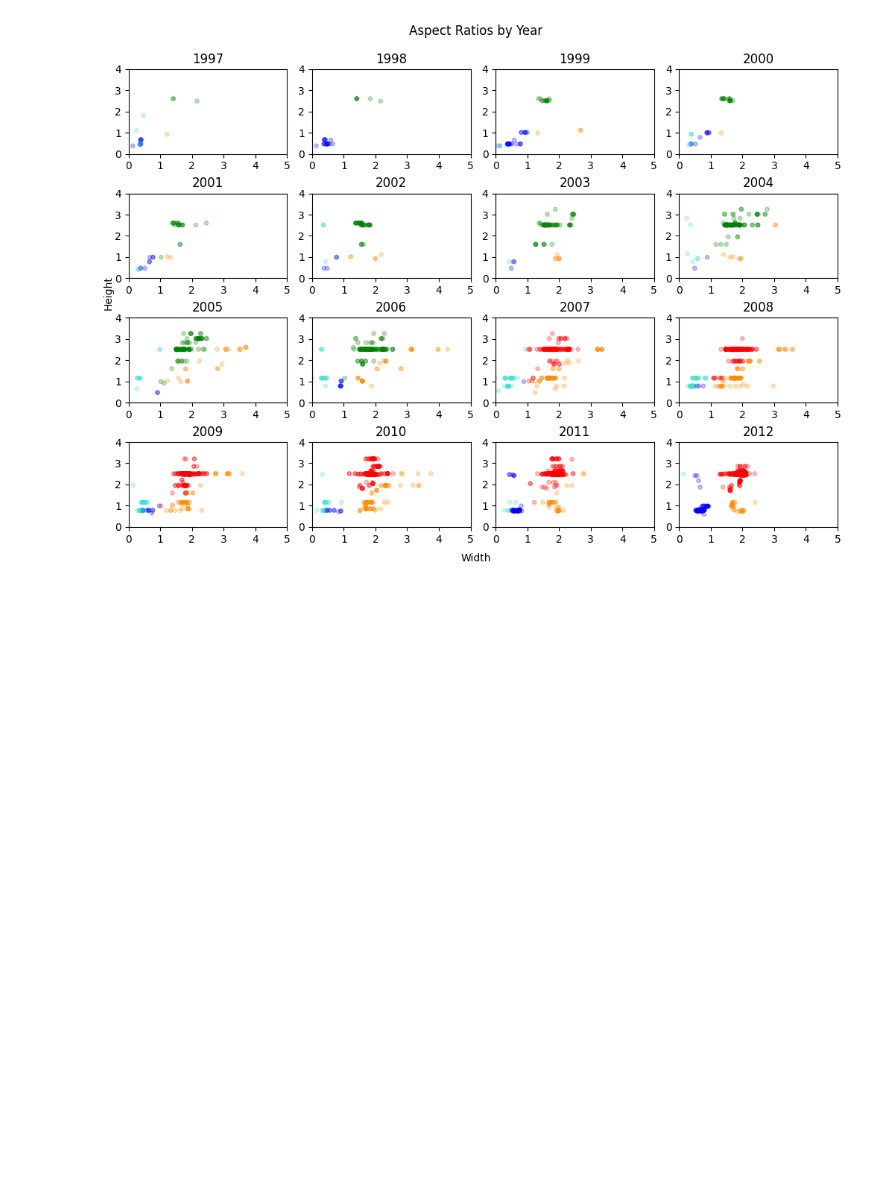
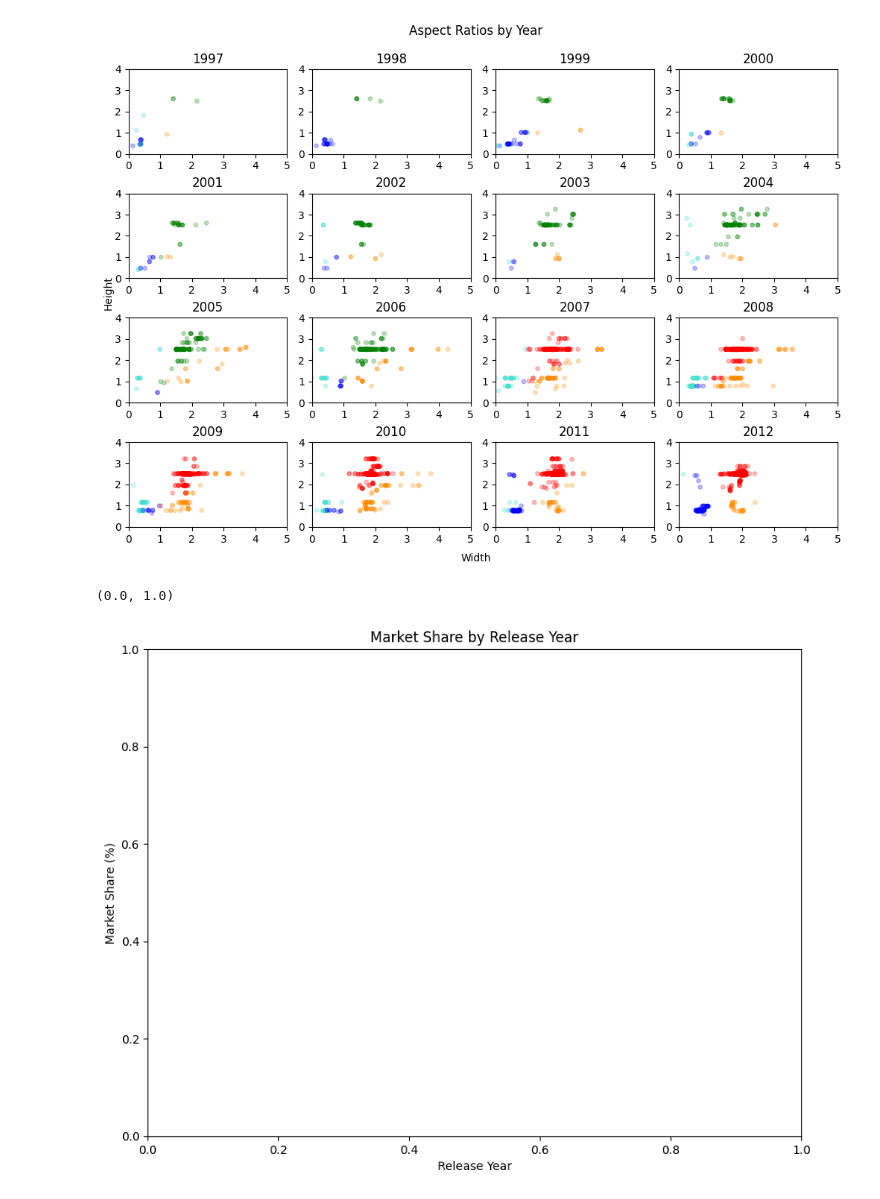
Before and after one commit to MageAthena/visualisation-data-analysis, a Jupyter notebook: COMP5048 Assignment 2.ipynb, the cells around one changed output. Drawn from its saved outputs; the diff is of its cells as text; code cells hidden in the pictures; blank space fills up the shorter version.

Commit message:
Add market share tracking

```diff
--- a/COMP5048 Assignment 2.ipynb
+++ b/COMP5048 Assignment 2.ipynb
@@ -219,3 +226,12 @@ plt.rcParams['figure.figsize'] = [10, 7.5]
 plt.show()
 # %% [output]
 [figure]
+# %%
+# Keep track of the market share of each type by time
+data_time = data_type.groupby(['Release Year','Type']).size().unstack()
+data_time=data_time.fillna(0)
+data_time_percent = data_time.divide(data_time.sum(axis=1), axis=0)
+data_time_percent = data_time_percent[colours.keys()]
+# %% [output]
+(0.0, 1.0)
+[figure, added]
```
Also changed, not shown: parts of 3 cells of this notebook.
